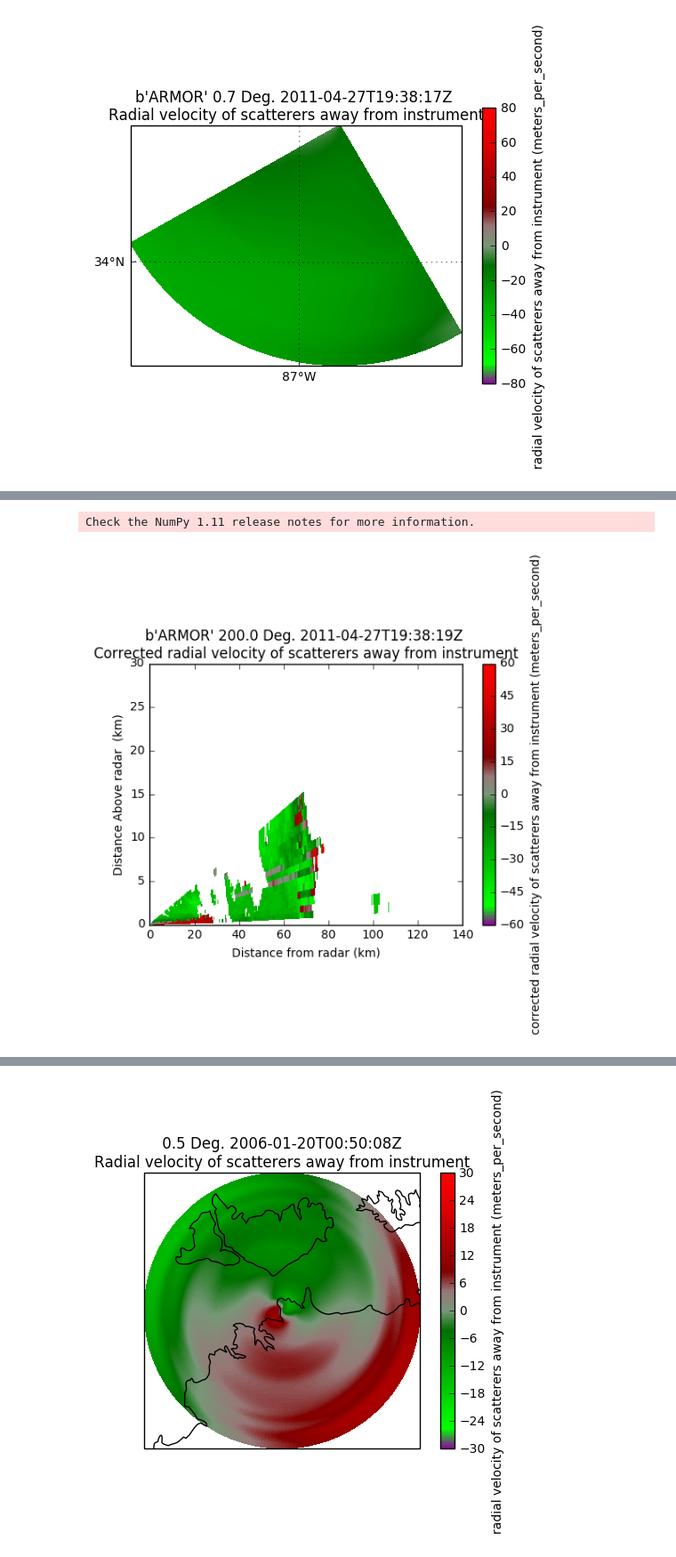
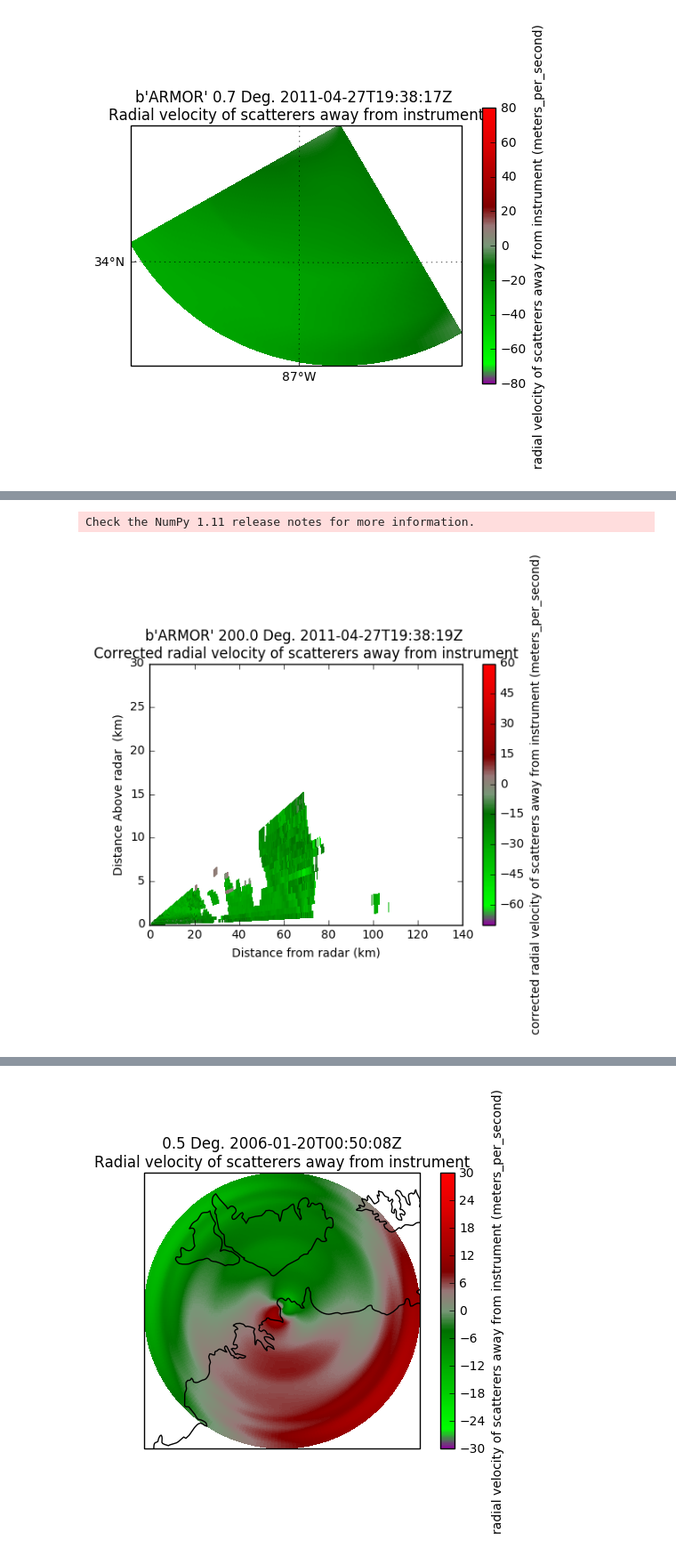
Before and after one commit to rcjackson/dealias, a Jupyter notebook: notebooks/Improved_dealiasing.ipynb, the cells around one changed output, grey strips where cells are left out. Shown at 89% size. Cells and saved outputs as stored; diff of their text form; code cells hidden in the pictures.

```diff
--- a/notebooks/Improved_dealiasing.ipynb
+++ b/notebooks/Improved_dealiasing.ipynb
@@ -110,10 +111,11 @@ for myax in ax:
 # %%
 nyq = radar_armour.instrument_parameters['nyquist_velocity']['data'][0]
 print(nyq)
-diff = (radar_armour.fields['sim_velocity']['data']-radar_armour.fields['corrected_velocity_region']['data'])/(2*nyq)
+diff = (radar_armour.fields['sim_velocity']['data']-radar_armour.fields['corrected_velocity_region']['data'])/(nyq)
 radar_armour.add_field_like('corrected_velocity_region', 'difference', diff, replace_existing=True)
+plt.figure(figsize=(9,9))
 xsect = pyart.util.cross_section_ppi(radar_armour, [200])
 gr = pyart.graph.RadarDisplay(xsect)
-gr.plot('difference', 0, cmap='coolwarm', vmin=-3, vmax=3)
+gr.plot('difference', 0, cmap='coolwarm', vmin=-3, vmax=4)
 # %% [output]
 16.08
@@ -175,12 +177,18 @@ def angular_mean_2d(image, N, interval):
 
 diff_ang = angular_mean_2d(diff, 5, nyq)
 
-nyq_bins = np.arange(-5, 5, 0.1)
+nyq_bins = np.arange(-7, 7, 0.05)
 gfilter = gatefilter.gate_excluded
-diff_hist, bins = np.histogram(diff[~gfilter], nyq_bins)
-plt.step(bins[:-1], diff_hist)
-plt.xlim([-3, 3])
+diff_hist, bins = np.histogram(diff[~gfilter], bins=250, range=[-7,7])
+plt.plot(bins[1:], diff_hist)
+plt.xlim([-5, 5])
+plt.xticks(range(-7,7))
 plt.xlabel('Sim. velocity - actual [nyq intervals]')
-print(bins[signal.argrelextrema(diff_hist, np.greater)])
-print(np.sum(diff_hist[bins[:-1] > 0.3])/np.sum(diff_hist))
+peakind = signal.find_peaks_cwt(diff_hist, np.array([3]))
+diff_by_integer = abs(np.round(bins[peakind])-bins[peakind])
+peak_values = bins[peakind]
+plt.scatter(peak_values[off_by_integer],5000*np.ones(peak_values[off_by_integer].shape))
+print(np.round(peak_values[off_by_integer]))
+print(peak_values[off_by_integer])
+print(peak_values)
 # %% [output]
@@ -191,38 +199,40 @@ print(np.sum(diff_hist[bins[:-1] > 0.3])/np.sum(diff_hist))
 # %%
 gfilter = gatefilter.gate_excluded
 vels = deepcopy(radar_armour.fields['corrected_velocity_region']['data'])
 vels_uncorr = radar_armour.fields['velocity']['data']
 region_means = []
+regions = np.zeros(vels.shape)
 for nsweep, sweep_slice in enumerate(radar_armour.iter_slice()):
     sfilter = gfilter[sweep_slice]
     diffs_slice = diff[sweep_slice]
     vels_slice = vels[sweep_slice]
-    valid_sdata = diffs_slice[~sfilter]
+    vels_uncorrs = vels_uncorr[sweep_slice]
+    valid_sdata = vels_uncorrs[~sfilter]
     int_splits = pyart.correct.region_dealias._find_sweep_interval_splits(
-        4.5, 3, valid_sdata, nsweep)
+        nyq, 3, valid_sdata, nsweep)
     regions[sweep_slice], nfeatures = pyart.correct.region_dealias._find_regions(diffs_slice, sfilter,
                                                                                  limits=int_splits)
 
     for reg in np.unique(regions[sweep_slice]):
-        reg_mean = diffs_slice[regions[sweep_slice] == reg].mean()
+        reg_mean = np.mean(diffs_slice[regions[sweep_slice] == reg])
         region_means.append(reg_mean)
-        for integers in range(-5,6):
-            if(reg_mean > integers-0.2 and reg_mean < integers+0.2):
+        for integers in np.round(peak_values):
+            if(reg_mean > integers-0.3 and reg_mean < integers+0.3):
                 vels_slice[regions[sweep_slice] == reg] = (vels_slice[regions[sweep_slice] == reg] +
-                                                           (2*nyq)*np.round(reg_mean))
+                                                          (nyq)*np.round(diffs_slice[regions[sweep_slice] == reg]))
     vels[sweep_slice] = vels_slice
 #    if(nsweep > 0):
 #        regions = np.where(np.logical_and(diff_slice - prev_slice)
 #        vels[sweep_slice] = vels[sweep_slice] + regions*nyq
 #    prev_slice = deepcopy(diff_slice)
 #    prev_sweep = sweep_slice
 
 radar_armour.add_field_like('corrected_velocity_region', 'corrected_velocity_region_improved',
                             vels, replace_existing=True)
 
 xsect = pyart.util.cross_section_ppi(radar_armour, [200])
 gr = pyart.graph.RadarDisplay(xsect)
-gr.plot('corrected_velocity_region_improved', 0, cmap='pyart_NWSVel', vmin=-60, vmax=60)
+gr.plot('corrected_velocity_region_improved', 0, cmap='pyart_NWSVel', vmin=-70, vmax=60)
 # %% [output]
 Check the NumPy 1.11 release notes for more information.
-[figure, old version]
+[figure, new version]
```
Also changed, not shown: parts of 17 cells of this notebook.
